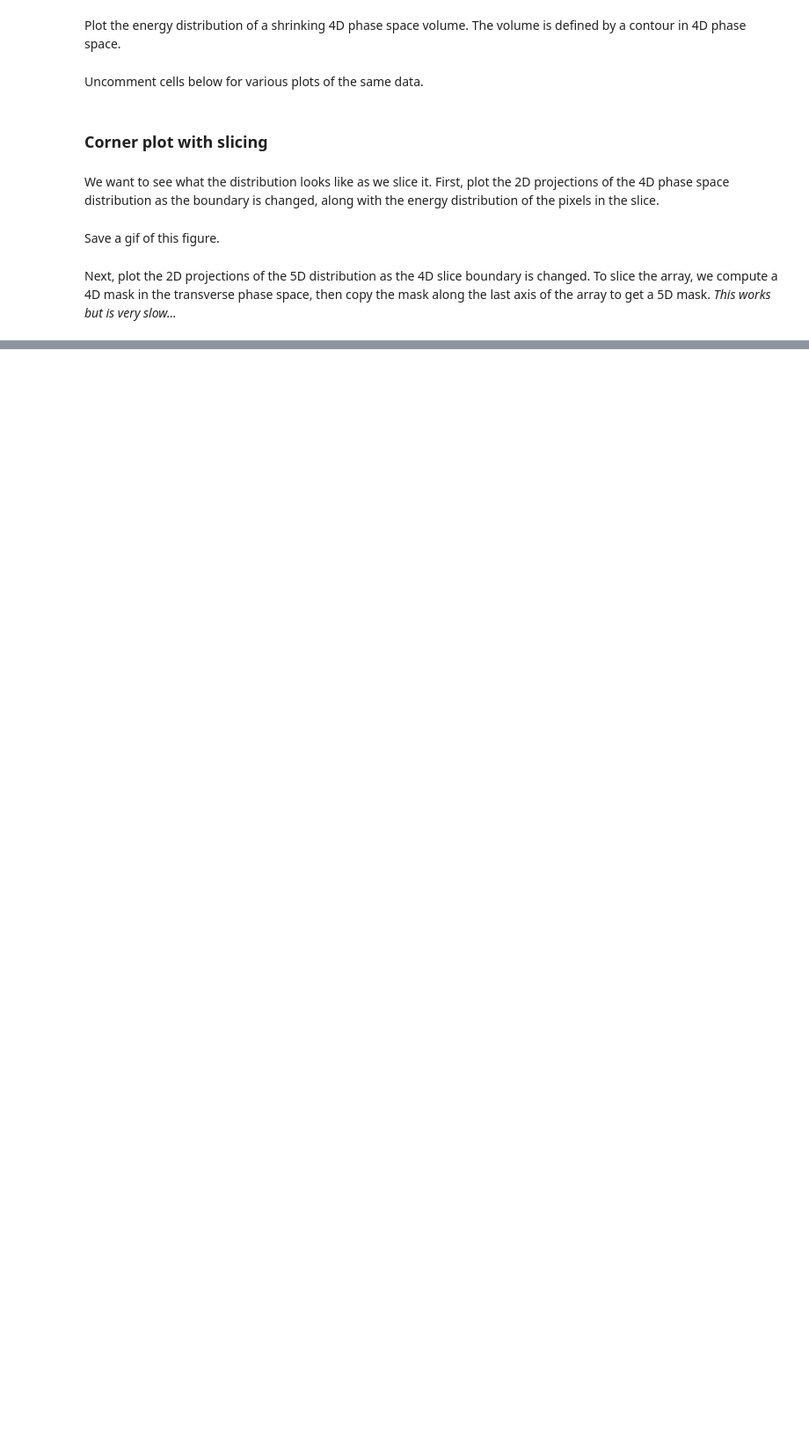
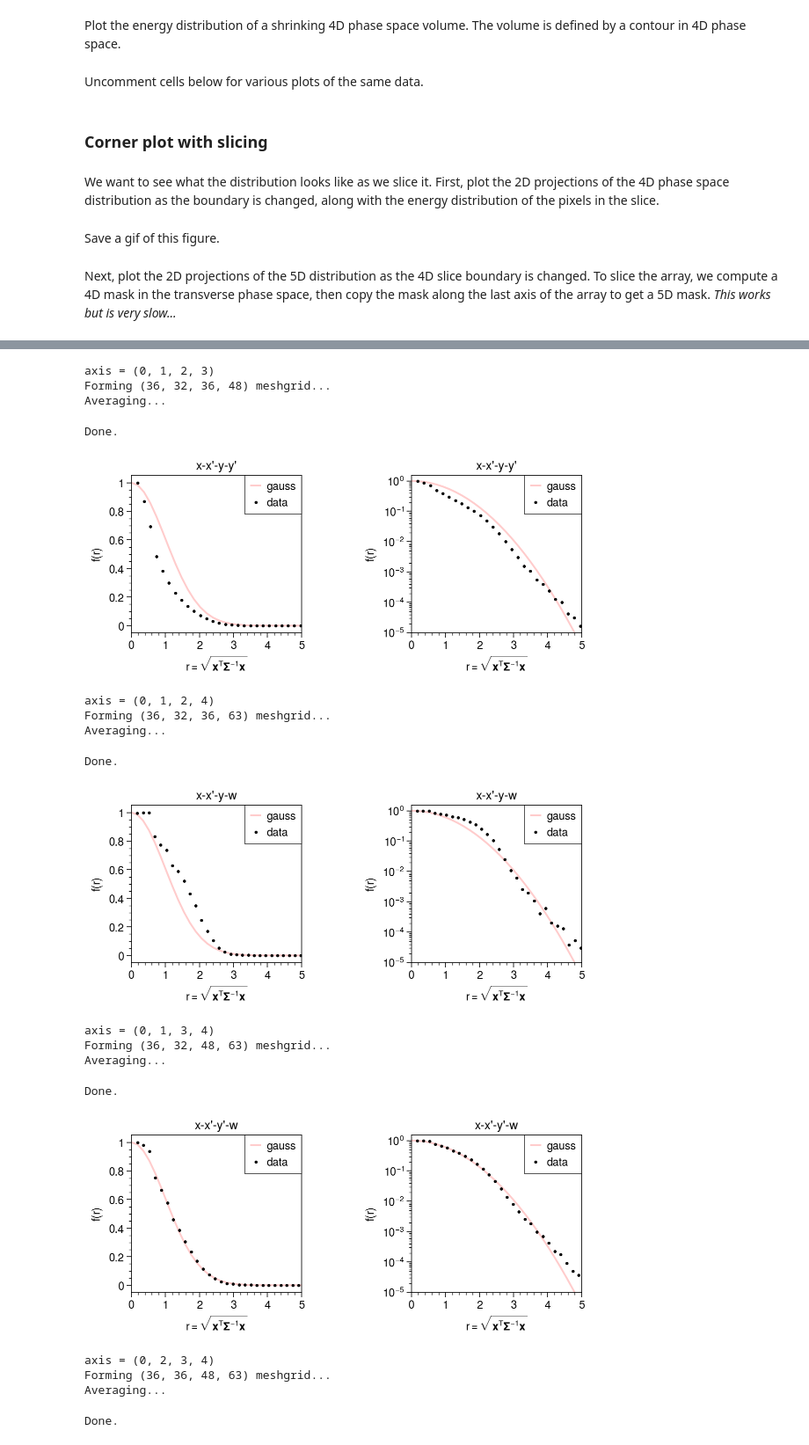
Before and after one commit to austin-hoover/analysis-sns-btf, a Jupyter notebook: scan3d/scan-xxpy-image-ypdE/where_is_correlation.ipynb, the cells around one changed output, grey strips where cells are left out. Shown at 88% size. Cells and saved outputs as stored; diff of their text form; code cells hidden in the pictures; blank space fills up the shorter version.

```diff
--- a/scan3d/scan-xxpy-image-ypdE/where_is_correlation.ipynb
+++ b/scan3d/scan-xxpy-image-ypdE/where_is_correlation.ipynb
@@ -80,3 +115,5 @@ if f_min < 0.0:
+# %%
+f = f / f_max
 # %% [markdown]
 ## Rectangular slice
 # %% [markdown]
@@ -344,0 +525,66 @@ interactive(update, log=False, level=(0.0, 0.99, 0.01))
+# %%
+def proj_radial_density(f, axis, nr, dr=None):
+    # Project the distribution onto the specified axis.
+    _f = utils.project(f, axis)
+
+    # Compute the covariance matrix.
+    _coords = [coords[i] for i in axis]
+    Sigma, mu = ba.dist_cov(_f, _coords, disp=True)
+
+    # Compute the radii in normalized space.
+    R = get_radii(_coords, Sigma)
+
+    # Compute the radial density in normalized space.
+    radii = np.linspace(0.0, np.max(R), nr)
+    fr = radial_density(_f, R, radii, dr=None)
+    return fr, radii
+# %%
+ndim = 4  # number of dimensions in projected array
+nr = 70  # number of radial points
+for axis in itertools.combinations([0, 1, 2, 3, 4], ndim):
+    print('axis =', axis)
+
+    # Compute the approximate radial density, normalized so that max(fr) = 1.
+    fr, radii = proj_radial_density(f, axis, nr)
+    fr = fr / np.nanmax(fr)
+
+    # Plot on top of a Gaussian which is normalized in the same way.
+    fig, axes = pplt.subplots(ncols=2, figwidth=5.75, figheight=2.55, share=False, space=10)
+    for ax in axes:
+        alpha = 0.2
+        ax.plot(radii, np.exp(-0.5 * radii**2), color='red', alpha=alpha, label='gauss')
+        # ax.plot(rs, [float(r <= 2.0) for r in rs], color='blue', alpha=alpha, label='uniform')
+        ax.plot(
+            radii, fr, color='black', label='data',
+            marker='.', lw=0, ms=3,
+        )
+        ax.legend(ncols=1, loc='upper right', handlelength=1)
+    axes.format(xlim=(0.0, 5.0))
+    axes[1].format(yscale='log', yformatter='log')
+    axes[1].format(ymin=1e-5, ymax=1.5)
+
+    title = "-".join([dims[i] for i in axis])
+    axes.format(xlabel=r"$r = \sqrt{\mathbf{x}^T\mathbf{\Sigma}^{-1}\mathbf{x}}$",
+                ylabel=r"$f(r)$", title=title)
+    plt.savefig(f'_output/{title}.png')
+    plt.show()
+# %% [output]
+axis = (0, 1, 2, 3)
+Forming (36, 32, 36, 48) meshgrid...
+Averaging...
+Done.
+[figure, added]
+axis = (0, 1, 2, 4)
+Forming (36, 32, 36, 63) meshgrid...
+Averaging...
+Done.
+[figure, added]
+axis = (0, 1, 3, 4)
+Forming (36, 32, 48, 63) meshgrid...
+Averaging...
+Done.
+[figure, added]
+axis = (0, 2, 3, 4)
+Forming (36, 36, 48, 63) meshgrid...
+Averaging...
+Done.
```
Also changed, not shown: parts of 38 cells of this notebook.
